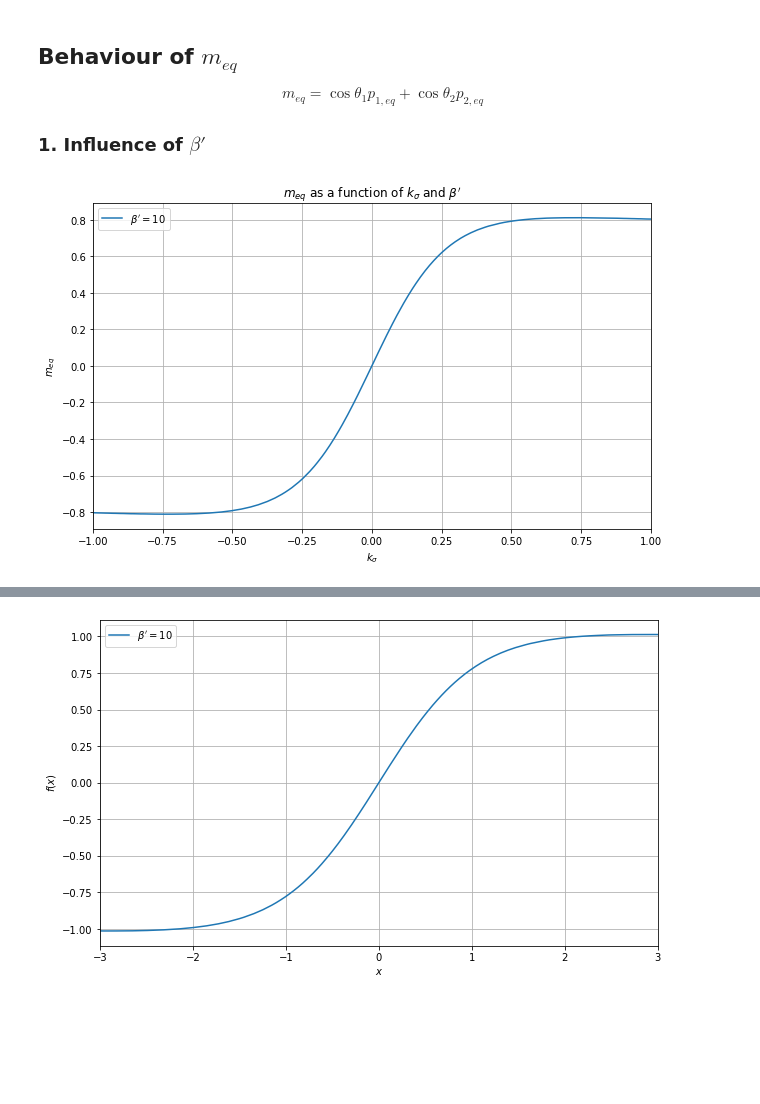
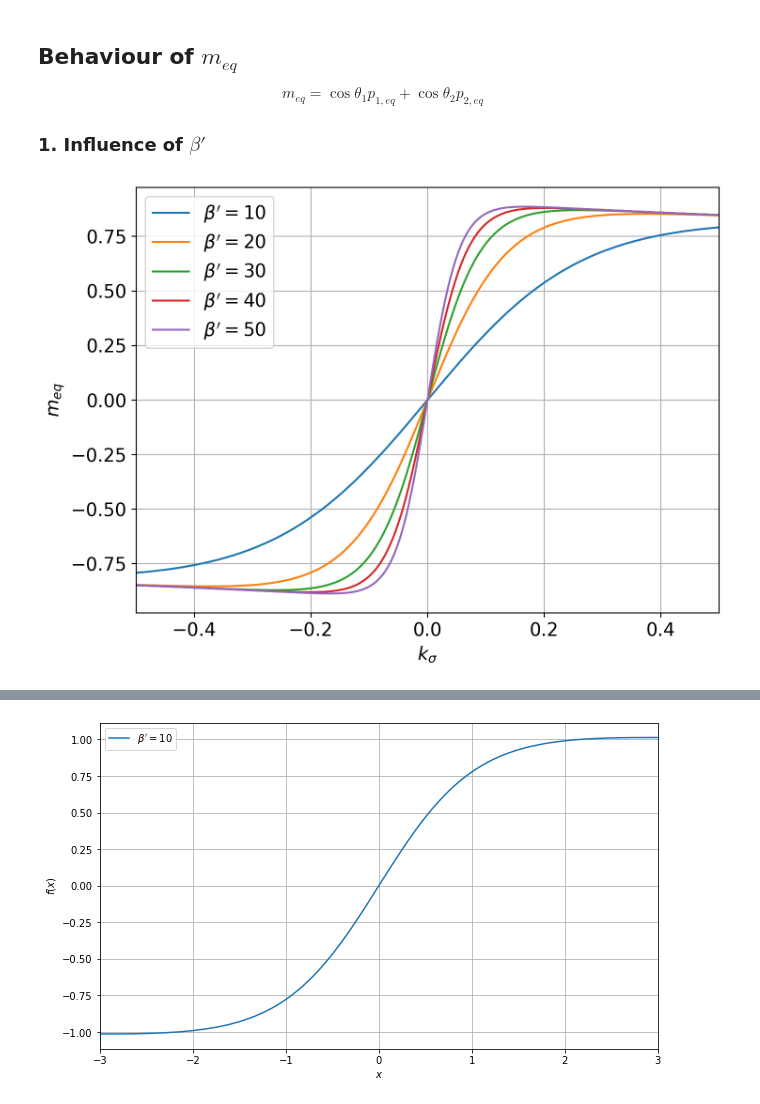
Before and after one commit to spintronic-computing-group/spnc, a Jupyter notebook: notebooks/SPNC-anisotropy/SP_anisotropy_finetuning.ipynb, the cells around one changed output, grey strips where cells are left out. Drawn from its saved outputs; the diff is of its cells as text; code cells hidden in the pictures; blank space fills up the shorter version.

```diff
--- a/notebooks/SPNC-anisotropy/SP_anisotropy_finetuning.ipynb
+++ b/notebooks/SPNC-anisotropy/SP_anisotropy_finetuning.ipynb
@@ -110,9 +110,9 @@ def calculate_energy_barriers(spn):
         (theta_1,theta_2,e_12_big,e_21_big,e_12_small,e_21_small) = (np.nan,np.nan,np.nan,np.nan,np.nan,np.nan)
 
     #Check the condition e_b_min*beta_prime>=3
-    e_b_min = min(e_12_small,e_21_small)
-    if(e_b_min*spn.beta_prime<=3):
-        (theta_1,theta_2,e_12_big,e_21_big,e_12_small,e_21_small) = (np.nan,np.nan,np.nan,np.nan,np.nan,np.nan)
+    #e_b_min = min(e_12_small,e_21_small)
+    #if(e_b_min*spn.beta_prime<=3):
+    #    (theta_1,theta_2,e_12_big,e_21_big,e_12_small,e_21_small) = (np.nan,np.nan,np.nan,np.nan,np.nan,np.nan)
 
     spn.theta_1 = theta_1
     spn.theta_2 = theta_2
@@ -631,10 +631,10 @@ $$m_{eq} = \cos{\theta_1}p_{1,eq}+\cos{\theta_2}p_{2,eq}$$
 ### 1. Influence of $\beta'$
 # %%
 #Computation
-k_s_lim = 1
+k_s_lim = .5
 spn = SP_Network(0.4,90,0,45,10)
 k_s_list = np.linspace(-k_s_lim,k_s_lim,500)
-beta_prime_list = [10]
+beta_prime_list = np.linspace(10,50,5)
 m_eq_vs_bp = []
 for bp in beta_prime_list:
     spn.beta_prime = bp
@@ -645,17 +645,19 @@ for bp in beta_prime_list:
         m_eq.append(spn.get_m_eq())
     m_eq_vs_bp.append(m_eq)
 # %%
-plt.figure(figsize=(10,6))
+plt.figure(figsize=(8,6),dpi=200)
 for i in range(len(beta_prime_list)):
     beta_prime = beta_prime_list[i]
-    plt.plot(k_s_list,m_eq_vs_bp[i],label = r'$\beta^\prime = $'+str(beta_prime))
-plt.legend(loc="best")
+    plt.plot(k_s_list,m_eq_vs_bp[i],label = r'$\beta^\prime = $'+str(int(beta_prime)))
+plt.legend(loc="best",fontsize=14)
 plt.grid(True)
-plt.xlabel(r'$k_\sigma$')
-plt.ylabel(r'$m_{eq}$')
+plt.xlabel(r'$k_\sigma$',fontsize=14)
+plt.ylabel(r'$m_{eq}$',fontsize=14)
 plt.xlim(-k_s_lim,k_s_lim)
+plt.xticks(fontsize=14)
+plt.yticks(fontsize=14)
 #plt.yscale("log")
-plt.title(r'$m_{eq}$' + " as a function of " + r'$k_\sigma$' + " and " + r'$\beta^\prime$')
+#plt.title(r'$m_{eq}$' + " as a function of " + r'$k_\sigma$' + " and " + r'$\beta^\prime$')
 plt.show()
 # %% [output]
-[figure, old version]
+[figure, new version]
```
Also changed, not shown: parts of 8 cells of this notebook, 16 other files.
